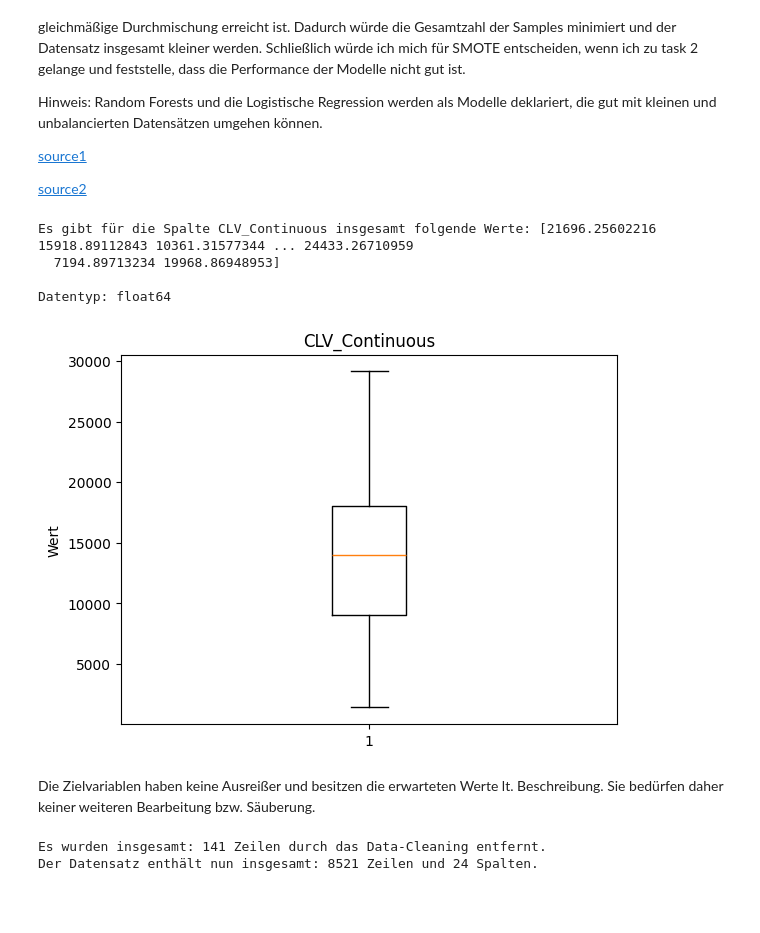
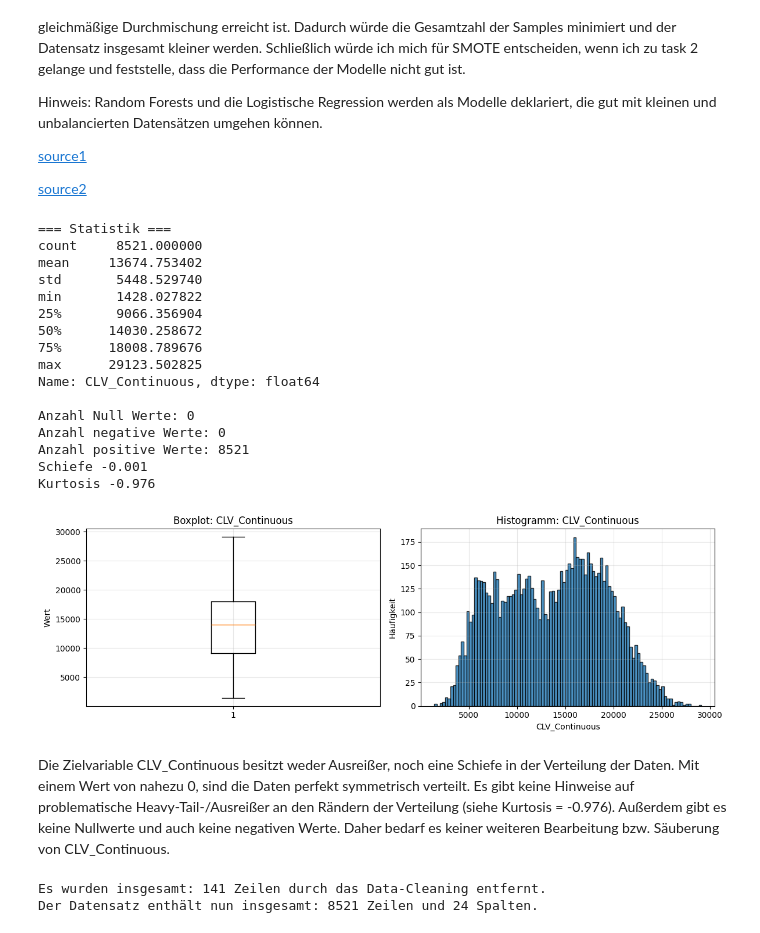
Before and after one commit to PatrickSchubert-Munich/DataScience_and_ML_Assignment, a Jupyter notebook: 01_Classification/Assignment_01_2130238.ipynb, the cells around one changed output. Saved outputs shown, nothing was run; the diff lists cells and outputs as text; code cells hidden in the pictures; blank space fills up the shorter version.

```diff
--- a/01_Classification/Assignment_01_2130238.ipynb
+++ b/01_Classification/Assignment_01_2130238.ipynb
@@ -800,22 +801,50 @@ Hinweis: Random Forests und die Logistische Regression werden als Modelle deklar
 [source2](https://www.youtube.com/watch?v=flhjn6e6wnY)
 # %%
 # Überprüfe die Spalte CLV_Continuous
-print("Es gibt für die Spalte CLV_Continuous insgesamt folgende Werte:", df['CLV_Continuous'].unique(), "\n")
-print("Datentyp:", df['CLV_Continuous'].dtype, "\n")
+print("=== Statistik === ")
+print(df['CLV_Continuous'].describe(), "\n")
+print("Anzahl Null Werte:", df['CLV_Continuous'].isna().sum())
+print("Anzahl negative Werte:", df['CLV_Continuous'].apply(lambda x: x < 0).sum())
+print("Anzahl positive Werte:", df['CLV_Continuous'].apply(lambda x: x > 0).sum())
+print("Schiefe", round(skew(df['CLV_Continuous']), 3))
+print("Kurtosis", round(kurtosis(df['CLV_Continuous']), 3))
 
-# Boxplot der Spalte CLV_Continuous
-plt.boxplot(df['CLV_Continuous'])
-plt.title('CLV_Continuous')
-plt.ylabel('Wert')
+# Boxplot und Histogramm nebeneinander
+fig, axes = plt.subplots(1, 2, figsize=(12, 4))
+
+axes[0].boxplot(df['CLV_Continuous'])
+axes[0].set_title('Boxplot: CLV_Continuous')
+axes[0].set_ylabel('Wert')
+axes[0].grid(True, alpha=0.3)
+
+axes[1].hist(df['CLV_Continuous'], bins=100, edgecolor='black', alpha=0.8)
+axes[1].set_title('Histogramm: CLV_Continuous')
+axes[1].set_xlabel('CLV_Continuous')
+axes[1].set_ylabel('Häufigkeit')
+axes[1].grid(True, alpha=0.3)
+
+plt.tight_layout()
 plt.show()
 # %% [output]
-Es gibt für die Spalte CLV_Continuous insgesamt folgende Werte: [21696.25602216 15918.89112843 10361.31577344 ... 24433.26710959
-  7194.89713234 19968.86948953]
+=== Statistik ===
+count     8521.000000
+mean     13674.753402
+std       5448.529740
+min       1428.027822
+25%       9066.356904
+50%      14030.258672
+75%      18008.789676
+max      29123.502825
+Name: CLV_Continuous, dtype: float64
 
-Datentyp: float64
+Anzahl Null Werte: 0
+Anzahl negative Werte: 0
+Anzahl positive Werte: 8521
+Schiefe -0.001
+Kurtosis -0.976
-[figure, old version]
+[figure, new version]
 # %% [markdown]
-Die Zielvariablen haben keine Ausreißer und besitzen die erwarteten Werte lt. Beschreibung. Sie bedürfen daher keiner weiteren Bearbeitung bzw. Säuberung.
+Die Zielvariable CLV_Continuous besitzt weder Ausreißer, noch eine Schiefe in der Verteilung der Daten. Mit einem Wert von nahezu 0, sind die Daten perfekt symmetrisch verteilt. Es gibt keine Hinweise auf problematische Heavy-Tail-/Ausreißer an den Rändern der Verteilung (siehe Kurtosis = -0.976). Außerdem gibt es keine Nullwerte und auch keine negativen Werte. Daher bedarf es keiner weiteren Bearbeitung bzw. Säuberung von CLV_Continuous.
 # %%
 # Zeige die Anzahl der Zeilen, die durch das Data-Cleaning beseitigt werden mussten
 rows_at_end = df.shape[0]
```
Also changed, not shown: parts of 1 cell of this notebook, 12 other files.
